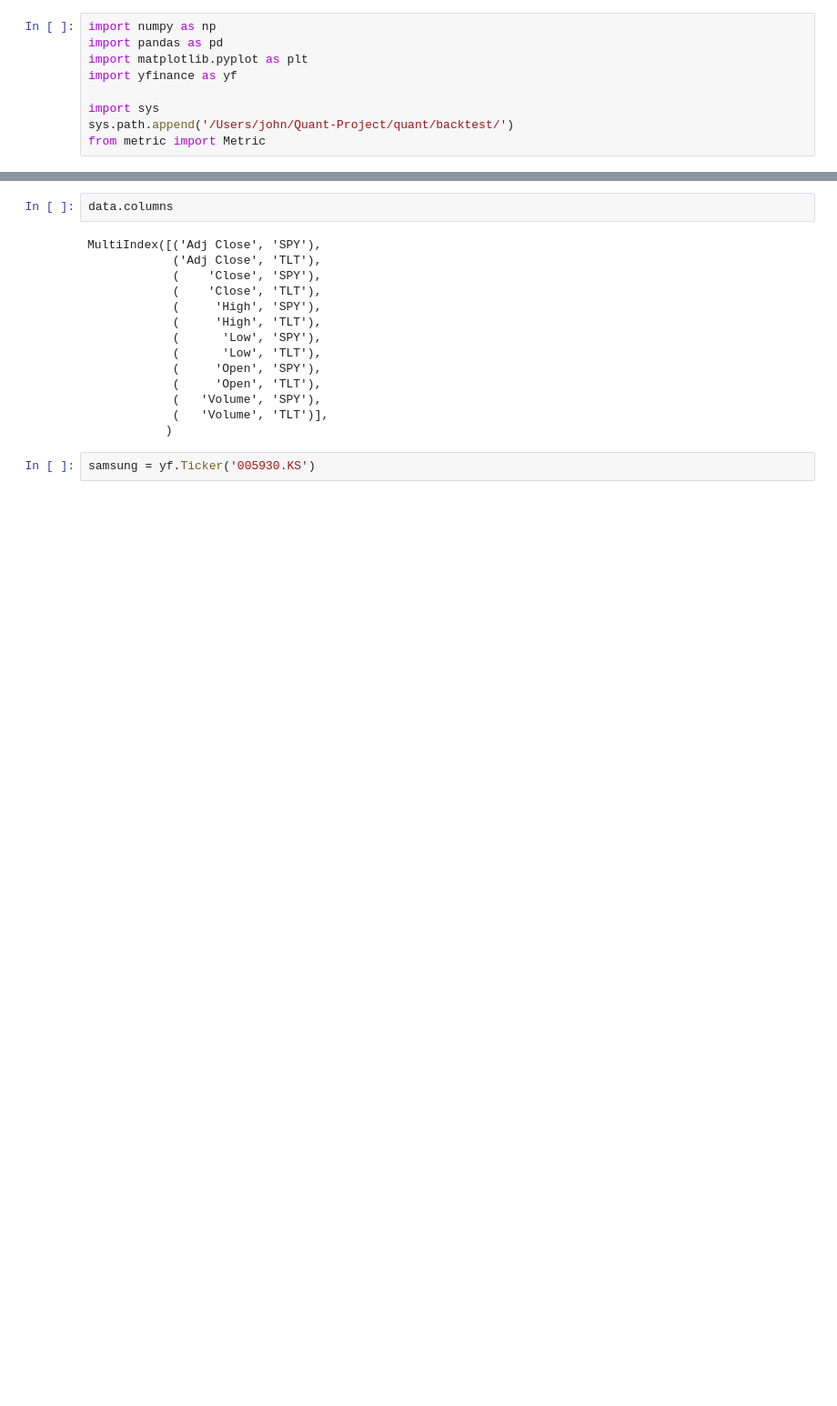
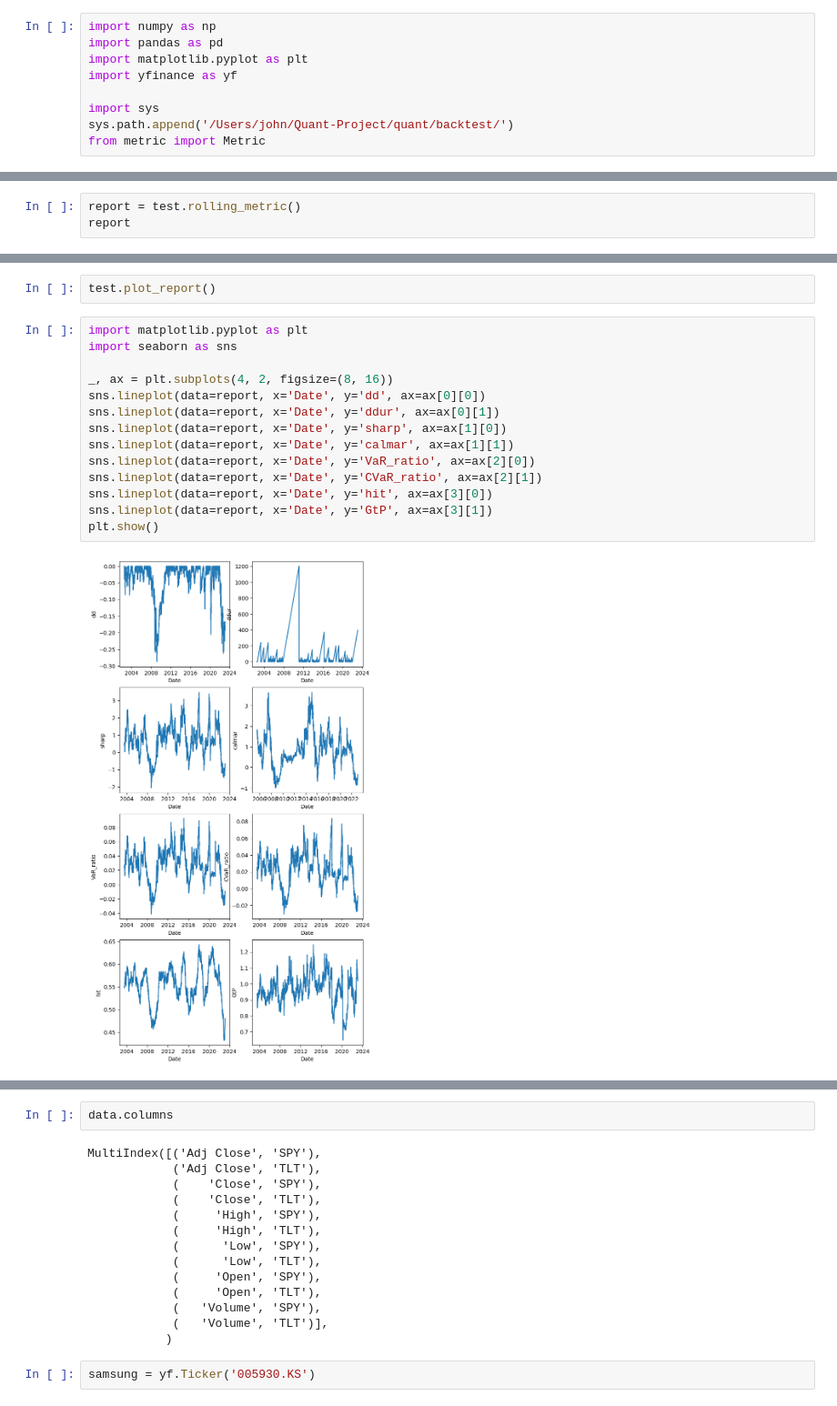
Before and after one commit to cswcjt/Quant-Project, a Jupyter notebook: quant/backtest/test.ipynb, the cells around one changed output, grey strips where cells are left out. Shown at 91% size. Cells and saved outputs as stored; diff of their text form; blank space fills up the shorter version.

Commit message:
feat: Add function to report & finish test

```diff
--- a/quant/backtest/test.ipynb
+++ b/quant/backtest/test.ipynb
@@ -49,0 +71,3 @@ TypeError: convert_to_day() takes 1 positional argument but 2 were given
+# %%
+report = test.rolling_metric()
+report
@@ -49,0 +89,18 @@ TypeError: convert_to_day() takes 1 positional argument but 2 were given
+# %%
+test.plot_report()
+# %%
+import matplotlib.pyplot as plt
+import seaborn as sns
+
+_, ax = plt.subplots(4, 2, figsize=(8, 16))
+sns.lineplot(data=report, x='Date', y='dd', ax=ax[0][0])
+sns.lineplot(data=report, x='Date', y='ddur', ax=ax[0][1])
+sns.lineplot(data=report, x='Date', y='sharp', ax=ax[1][0])
+sns.lineplot(data=report, x='Date', y='calmar', ax=ax[1][1])
+sns.lineplot(data=report, x='Date', y='VaR_ratio', ax=ax[2][0])
+sns.lineplot(data=report, x='Date', y='CVaR_ratio', ax=ax[2][1])
+sns.lineplot(data=report, x='Date', y='hit', ax=ax[3][0])
+sns.lineplot(data=report, x='Date', y='GtP', ax=ax[3][1])
+plt.show()
+# %% [output]
+[figure, added]
```
Also changed, not shown: parts of 7 cells of this notebook, 1 other file.
